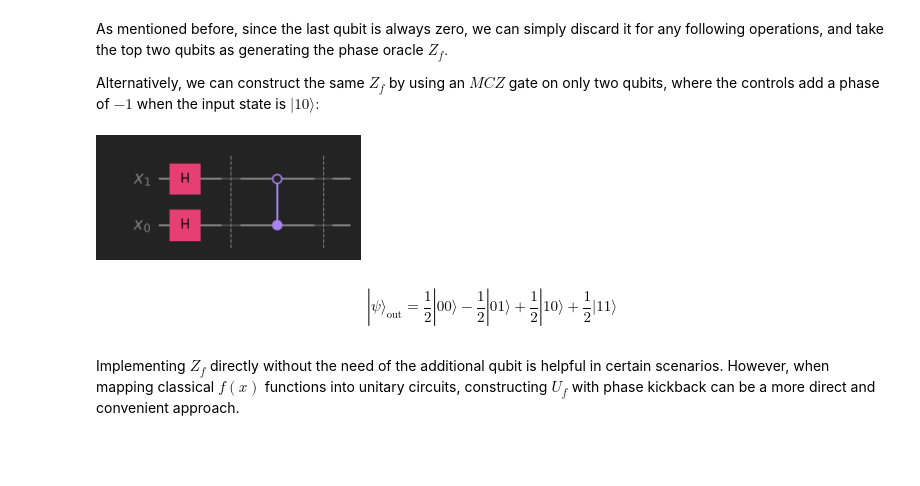
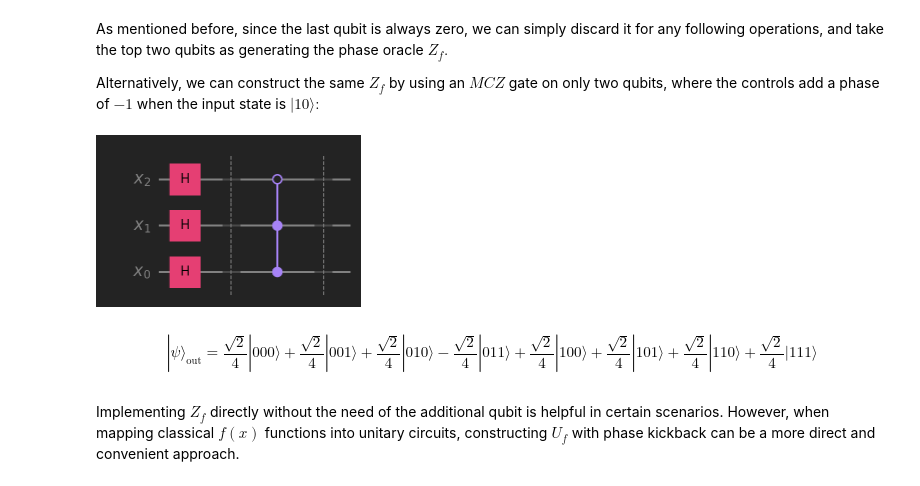
Before and after one commit to learn-quantum/lqc-textbook, a Jupyter notebook: chapters/02_quantum_computing/02_05_quantum_blocks.ipynb, the cells around one changed output. Drawn from its saved outputs; the diff is of its cells as text; code cells hidden in the pictures; blank space fills up the shorter version.

```diff
--- a/chapters/02_quantum_computing/02_05_quantum_blocks.ipynb
+++ b/chapters/02_quantum_computing/02_05_quantum_blocks.ipynb
@@ -1039,20 +1039,20 @@ As mentioned before, since the last qubit is always zero, we can simply discard
 
 Alternatively, we can construct the same $Z_f$ by using an $MCZ$ gate on only two qubits, where the controls add a phase of $-1$ when the input state is $|10\rangle:$
 # %%
-qr_x = QuantumRegister(2, name='x')
+qr_x = QuantumRegister(3, name='x')
 
 qc = QuantumCircuit(qr_x)
-qc.h([1,0])                            # Initialize control in equal superposition
+qc.h([2,1,0])                            # Initialize control in equal superposition
 qc.barrier()
-qc.cz(1,0, ctrl_state='0')             # Apply Zf
+qc.ccz(0,2,1, ctrl_state='01')             # Apply Zf
 qc.barrier()
 
 display(qc.draw())
 
 ψ_out = Statevector(qc)
 ψ_out.draw('latex',prefix='|\\psi \\rangle_{\\text{out}} = ')
 # %% [output]
-[figure, old version]
+[figure, new version]
-$$|\psi \rangle_{\text{out}} = \frac{1}{2} |00\rangle- \frac{1}{2} |01\rangle+\frac{1}{2} |10\rangle+\frac{1}{2} |11\rangle$$
+$$|\psi \rangle_{\text{out}} = \frac{\sqrt{2}}{4} |000\rangle+\frac{\sqrt{2}}{4} |001\rangle+\frac{\sqrt{2}}{4} |010\rangle- \frac{\sqrt{2}}{4} |011\rangle+\frac{\sqrt{2}}{4} |100\rangle+\frac{\sqrt{2}}{4} |101\rangle+\frac{\sqrt{2}}{4} |110\rangle+\frac{\sqrt{2}}{4} |111\rangle$$
 # %% [markdown]
 Implementing $Z_f$ directly without the need of the additional qubit is helpful in certain scenarios. However, when mapping classical $f(x)$ functions into unitary circuits, constructing $U_f$ with phase kickback can be a more direct and convenient approach.
```
Also changed, not shown: parts of 4 cells of this notebook, 3 other files.
